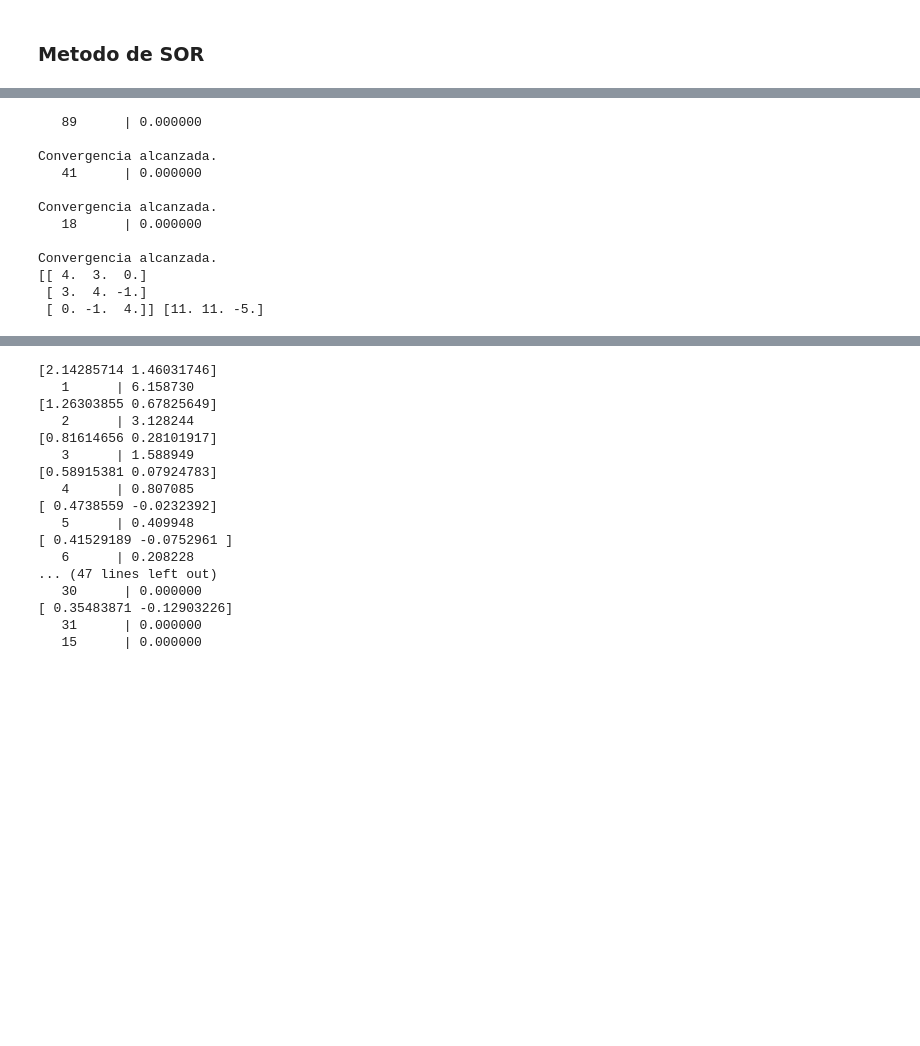
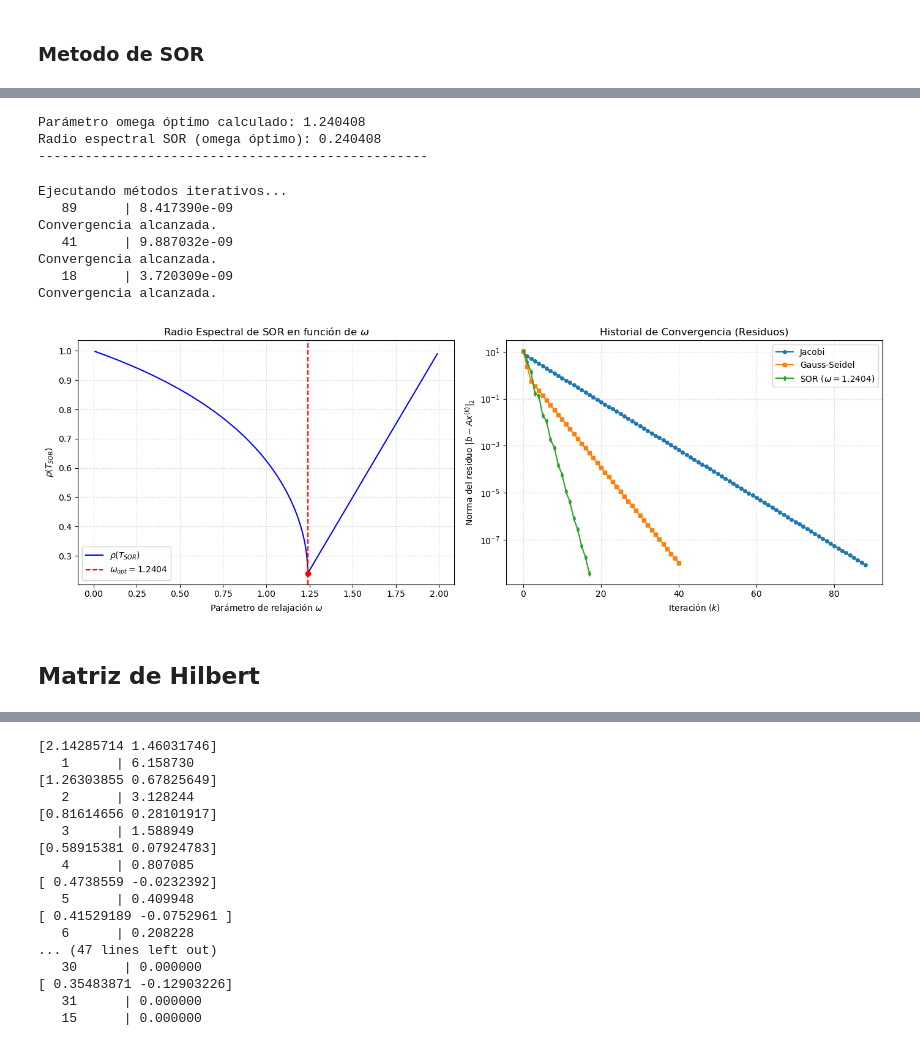
Before and after one commit to ManuelSanchezUribe/MAT2605_UC, a Jupyter notebook: Jupyter_notebooks_clases/Capitulo2_Metodos_iterativos_basicos.ipynb, the cells around one changed output, grey strips where cells are left out. Saved outputs shown, nothing was run; the diff lists cells and outputs as text; code cells hidden in the pictures; blank space fills up the shorter version.

```diff
--- a/Jupyter_notebooks_clases/Capitulo2_Metodos_iterativos_basicos.ipynb
+++ b/Jupyter_notebooks_clases/Capitulo2_Metodos_iterativos_basicos.ipynb
@@ -347,23 +403,63 @@ plt.show()
-# %%
-x0 = np.array([1.0,1.0,1.0])
-b = A.dot(np.array([2.0,1.0,-1.0]))
-x = metodo_de_Jacobi(A,b,x0)
-x = metodo_de_GaussSeidel(A,b,x0)
-x = metodo_de_SOR(A,b,x0, w=1.2404)
-print(A,b)
-# %% [output]
-   89      | 0.000000
-
-Convergencia alcanzada.
-   41      | 0.000000
-
-Convergencia alcanzada.
-   18      | 0.000000
-
-Convergencia alcanzada.
-[[ 4.  3.  0.]
- [ 3.  4. -1.]
- [ 0. -1.  4.]] [11. 11. -5.]
+# %%
+omega_opt = 2.0 / (1.0 + np.sqrt(1.0 - rho_J**2))
+print(f"\nParámetro omega óptimo calculado: {omega_opt:.6f}")
+
+def compute_T_SOR(omega):
+    # Función auxiliar para calcular T_SOR dado un omega
+    return np.linalg.inv(D + omega * L) @ ((1 - omega) * D - omega * U)
+
+T_SOR_opt = compute_T_SOR(omega_opt)
+rho_SOR_opt = max(abs(np.linalg.eigvals(T_SOR_opt)))
+print(f"Radio espectral SOR (omega óptimo): {rho_SOR_opt:.6f}")
+print("-" * 50)
+# %% [output]
+Parámetro omega óptimo calculado: 1.240408
+Radio espectral SOR (omega óptimo): 0.240408
+--------------------------------------------------
+# %%
+omegas = np.linspace(0.01, 1.99, 500)
+rhos = [max(abs(np.linalg.eigvals(compute_T_SOR(o)))) for o in omegas]
+
+fig, (ax1, ax2) = plt.subplots(1, 2, figsize=(14, 5))
+
+# Gráfico Teórico (Radio Espectral)
+ax1.plot(omegas, rhos, label=r'$\rho(T_{SOR})$', color='blue')
+ax1.axvline(x=omega_opt, color='red', linestyle='--', label=f'$\omega_{{opt}} = {omega_opt:.4f}$')
+ax1.plot(omega_opt, rho_SOR_opt, 'ro')
+ax1.set_title("Radio Espectral de SOR en función de $\omega$")
+ax1.set_xlabel(r"Parámetro de relajación $\omega$")
+ax1.set_ylabel(r"$\rho (T_{SOR})$")
+ax1.grid(True, linestyle=':', alpha=0.7)
+ax1.legend()
+
+print("\nEjecutando métodos iterativos...")
+x_J, res_J = metodo_de_Jacobi(A, b, x0)
+x_G, res_G = metodo_de_GaussSeidel(A, b, x0)
+x_SOR, res_SOR = metodo_de_SOR(A, b, x0, w=omega_opt)
+
+# Gráfico Práctico (Historial de Convergencia)
+ax2.semilogy(res_J, 'o-', label='Jacobi', markersize=4)
+ax2.semilogy(res_G, 's-', label='Gauss-Seidel', markersize=4)
+ax2.semilogy(res_SOR, 'd-', label=f'SOR ($\omega={omega_opt:.4f}$)', markersize=4)
+ax2.set_title("Historial de Convergencia (Residuos)")
+ax2.set_xlabel("Iteración ($k$)")
+ax2.set_ylabel("Norma del residuo $\|b - Ax^{(k)}\|_2$")
+ax2.grid(True, which="both", ls=":", alpha=0.7)
+ax2.legend()
+
+plt.tight_layout()
+plt.show()
+# %% [output]
+Ejecutando métodos iterativos...
+   89      | 8.417390e-09
+Convergencia alcanzada.
+   41      | 9.887032e-09
+Convergencia alcanzada.
+   18      | 3.720309e-09
+Convergencia alcanzada.
+[figure, added]
+# %% [markdown]
+## Matriz de Hilbert
 # %%
 from scipy.linalg import hilbert
 # %%
```
Also changed, not shown: parts of 25 cells of this notebook, 2 other files.
